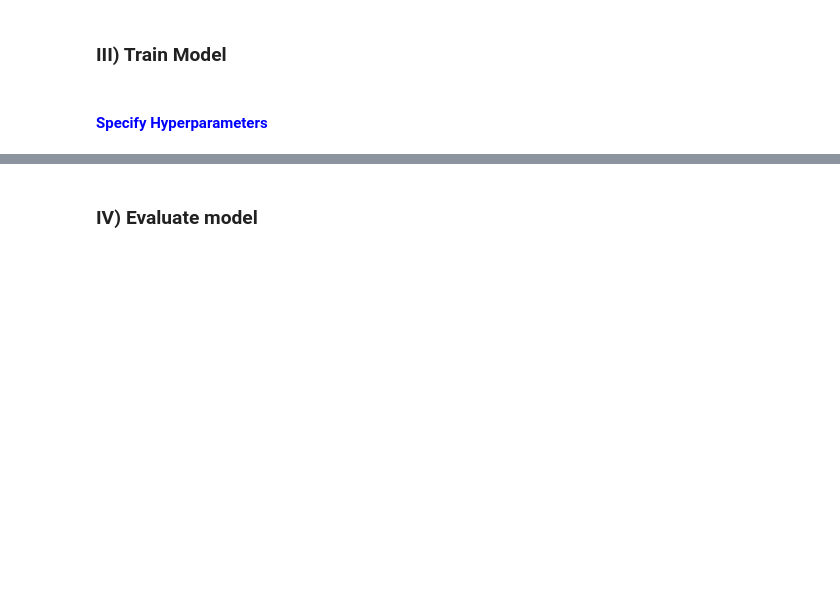
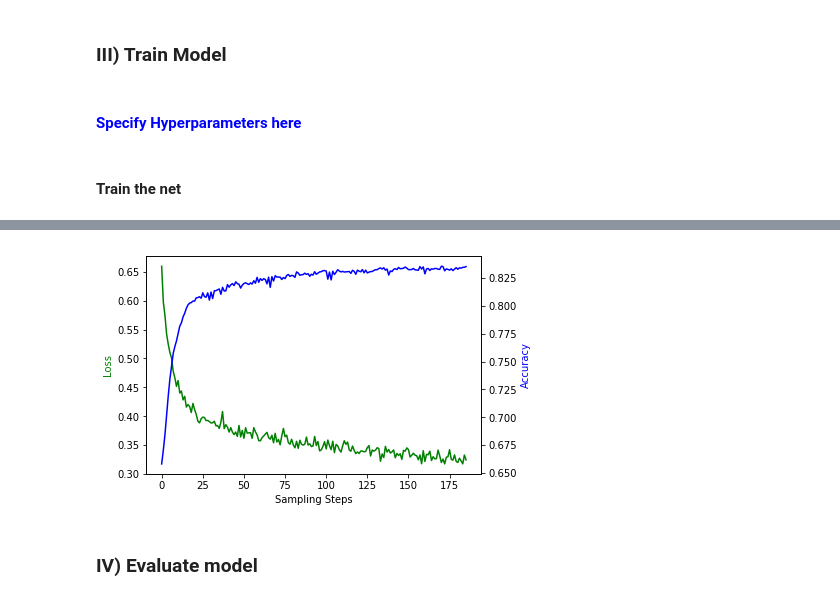
Before and after one commit to eliasmpw/Machine_Learning_2018, a Jupyter notebook: project2/CNN_CPU.ipynb, the cells around one changed output, grey strips where cells are left out. Cells and saved outputs as stored; diff of their text form; code cells hidden in the pictures; blank space fills up the shorter version.

```diff
--- a/project2/CNN_CPU.ipynb
+++ b/project2/CNN_CPU.ipynb
@@ -26,10 +23,14 @@ The autoreload extension is already loaded. To reload it, use:
 # %% [markdown]
 #### <font color='blue'> Specify file paths here:</font>
 # %%
-# define file paths
-
+# Specify paths to data and embeddings
 path_embeddings = 'pretrained_glove/embeddings200_pretrained_reduced.npy'
 path_vocab = 'pretrained_glove/vocab_pretrained_reduced.pkl'
 path_train_pos = 'train_pos.txt'
 path_train_neg = 'train_neg.txt'
 path_test = 'test_data.txt'
+
+# Specify paths for savefiles
+net_filename = 'firstnet.pt'
+stats_filename = 'stats'
+submission_filename = 'submission1.csv'
@@ -126,22 +130,31 @@ x_test = np.asarray(x)
 # %% [markdown]
 ### III) Train Model
 # %% [markdown]
-#### <font color='blue'> Specify Hyperparameters</font>
+#### <font color='blue'> Specify Hyperparameters here</font>
 # %%
 # specify seed for random weight initialisation
 torch.manual_seed(1234)
-# specify the network you want to use
-net = NGrams(torch.from_numpy(embeddings).float())
+# number of channels
+n_channels = 64
+# dropout probability (use zero for no dropout)
+dropout_prob = 0.0
+# specify the net you want to use
+net = SimpleConvNet(torch.from_numpy(embeddings).float(), n_channels, dropout_prob)
 # decide how many training tweets to use for validation
 val_prop = 10000
 batch_size = 1024
-epochs = 1
+epochs = 5
 # defines after how many batches loss and accuracy are displayed
 print_every = 5
 # choose optimizer (Adam does fine most of the time)
 optimizer = torch.optim.Adam(net.parameters())
+# %% [markdown]
+#### Train the net
 # %%
-# get loss criterion of the network and the target type it requires
+# Get loss criterion of the net and the target type it requires
+# We let the net class decide on its loss criterion and the type of the targets that this loss criterion requires
+# Not all nets are compatible with all available criterions
+
 criterion, target_type = net.get_criterion()
 
 # cut validation data from training data.
@@ -157,11 +170,14 @@ train_loader = utils.DataLoader(train_set, batch_size, shuffle=False)
 val_set = utils.TensorDataset(x_val_torch, y_val_torch)
 val_loader = utils.DataLoader(val_set, batch_size, shuffle=False)
 
-# Run training
+# Lists and counters
 steps = 0
 running_loss = 0
+loss_list = []
+val_list = []
 start = time.time()
 
+# Iterate through all epochs, predict and backpropagate, update weights
 for e in range(epochs):
     for tweets, labels in iter(train_loader):
         steps += 1
@@ -179,16 +195,17 @@ for e in range(epochs):
         optimizer.step()
         running_loss += loss.item()
 
+        # print loss and accuracy at fixed steps
         if steps % print_every == 0:
             stop = time.time()
             accuracy = 0
             n = 0
-            # compute accuracy on validation set
+            # net needs to be set in eval mode to not apply dropout during prediction
             net.eval()
             for tweets, labels in iter(val_loader):
-                # predictions are the index of the class wiht the highest probability
                 predictions = net.predict(tweets.long())
                 accuracy += sum(predictions.data.numpy() == labels.data.numpy())
+                # we cannot use fixed increments of the counter as the last batch can be smaller.
                 n += labels.data.numpy().size
             net.train()
 
@@ -196,6 +213,19 @@ for e in range(epochs):
                   "Loss {:.4f}\t".format(running_loss / print_every),
                   "Validation accuracy {:.4f}\t".format(accuracy / n),
                   "{:.4f} s/batch".format((stop - start)/print_every))
+
+            # append accuracy and loss to the list for plotting
+            loss_list.append(running_loss / print_every)
+            val_list.append(accuracy / n)
+
             running_loss = 0
             start = time.time()
+
+# plot loss and accuracy
+training_stats = np.column_stack((np.asarray(loss_list), np.asarray(val_list)))
+plot_val_acc(training_stats)
+
+#save net and stats
+torch.save(net, net_filename)
+np.save(stats_filename, training_stats)
 # %% [output]
@@ -218,0 +249 @@ Epoch 1 / 1      Loss 0.3740     Validation accuracy 0.8199      0.7417 s/batch
+[figure, added]
```
Also changed, not shown: parts of 13 cells of this notebook, 18 other files.
